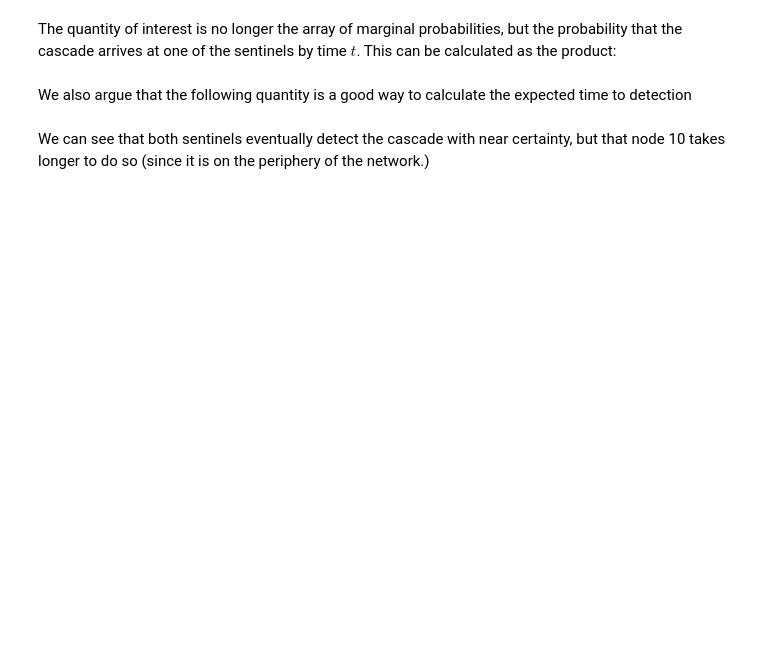
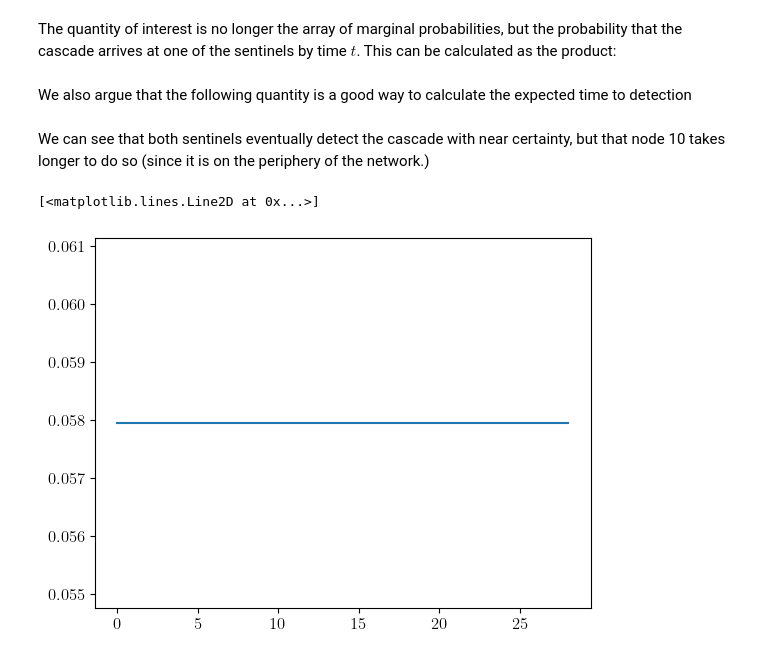
Before and after one commit to erikweis/loopy-MP-interventions, a Jupyter notebook: example.ipynb, the cells around one changed output. Cells and saved outputs as stored; diff of their text form; code cells hidden in the pictures; blank space fills up the shorter version.

```diff
--- a/example.ipynb
+++ b/example.ipynb
@@ -214,6 +217,11 @@ diff = np.diff(prob_set_infected_by_t)
 time_to_detect = (1 - pi) * D + pi * np.sum(diff * np.arange(1, len(diff) + 1, 1))
 # %% [markdown]
 We can see that both sentinels eventually detect the cascade with near certainty, but that node 10 takes longer to do so (since it is on the periphery of the network.)
+# %%
+plt.plot(prob_set_infected_by_t)
+# %% [output]
+[<matplotlib.lines.Line2D at 0x...>]
+[figure, added]
 # %%
 fig, ax = plt.subplots(1,1, figsize=(4,4))
 
```
Also changed, not shown: parts of 35 cells of this notebook, 4 other files.
